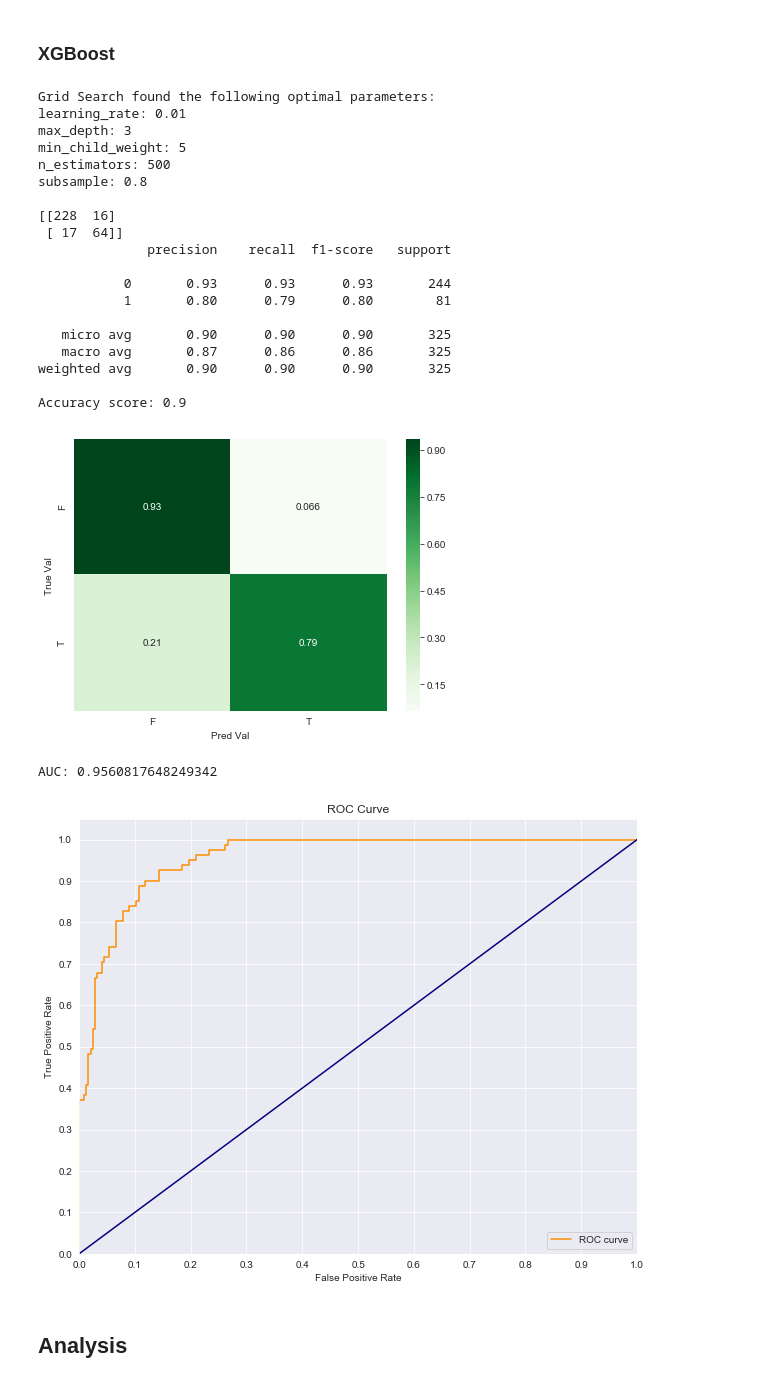
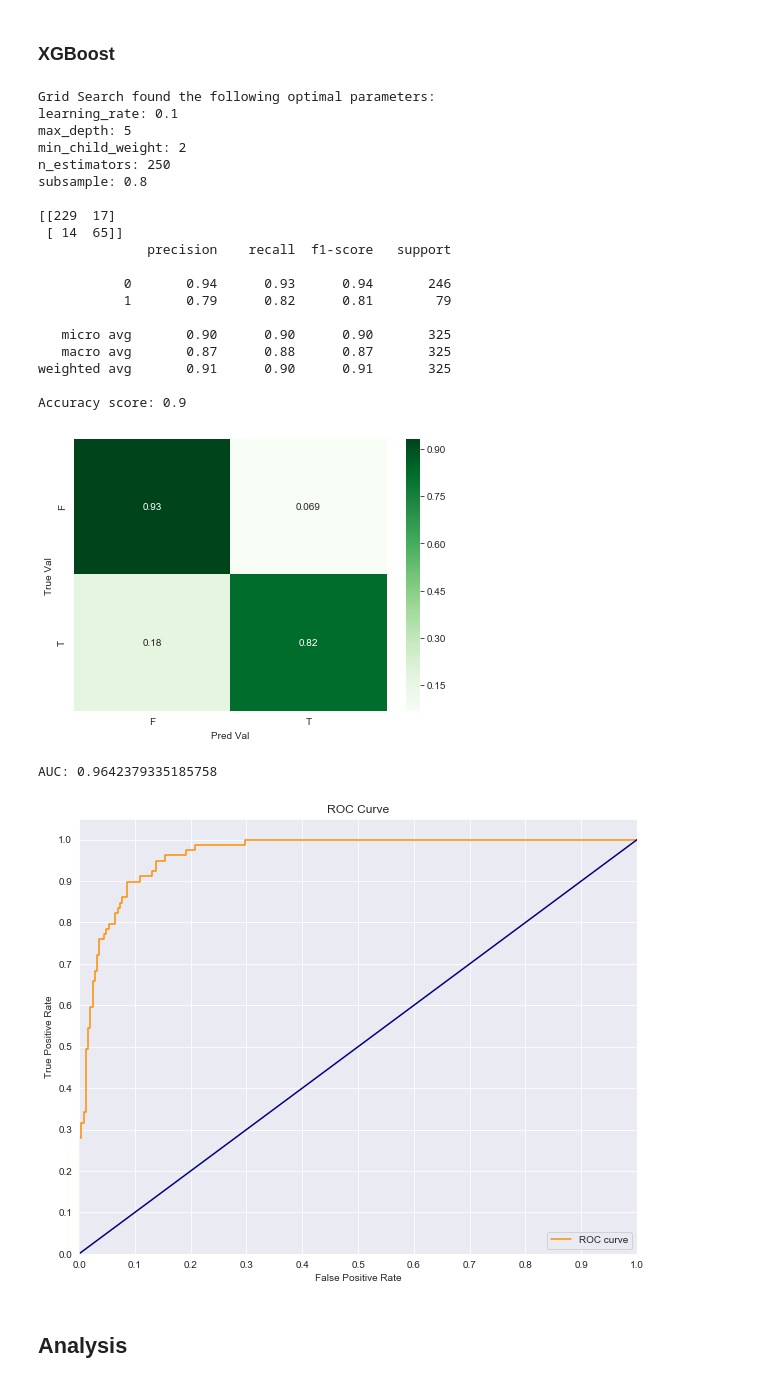
Before and after one commit to zapatos24/The_Minority_Math_Problem, a Jupyter notebook: final_notebook.ipynb, the cells around one changed output. Cells and saved outputs as stored; diff of their text form; code cells hidden in the pictures.

```diff
--- a/final_notebook.ipynb
+++ b/final_notebook.ipynb
@@ -460,0 +263,4 @@ def plot_ROC(y_test, X_test, grid_clf):
+# %%
+X = StandardScaler().fit_transform(X)
+# %%
+X_train, X_test, y_train, y_test = train_test_split(X,y, test_size = 0.3)
@@ -562,41 +399,40 @@ AUC: 0.9630260047281324
 # %% [markdown]
 ### XGBoost
 # %%
-param_grid = {
-    "learning_rate": [.01, .1],
-    'max_depth': [3, 5, 10, 15],
-    'min_child_weight': [2, 5, 10],
-    'subsample': [0.7, 0.8],
-    'n_estimators': [100, 250, 500, 1000]
-}
+param_grid = {'learning_rate': [.01, .1],
+              'max_depth': [3, 5, 10, 15],
+              'min_child_weight': [2, 5, 10],
+              'subsample': [0.7, 0.8],
+              'n_estimators': [100, 250, 500, 1000]
+             }
 # %%
-xgb_grid_clf = grid_search_classifier(XGBClassifier(), param_grid, 'f1_weighted')
+xgb_grid_clf = hf.grid_search_classifier(XGBClassifier(), param_grid, X_train, X_test, y_train, y_test)
 # %% [output]
 Grid Search found the following optimal parameters:
-learning_rate: 0.01
-max_depth: 3
-min_child_weight: 5
-n_estimators: 500
+learning_rate: 0.1
+max_depth: 5
+min_child_weight: 2
+n_estimators: 250
 subsample: 0.8
 
-[[228  16]
- [ 17  64]]
+[[229  17]
+ [ 14  65]]
               precision    recall  f1-score   support
 
-           0       0.93      0.93      0.93       244
-           1       0.80      0.79      0.80        81
+           0       0.94      0.93      0.94       246
+           1       0.79      0.82      0.81        79
 
    micro avg       0.90      0.90      0.90       325
-   macro avg       0.87      0.86      0.86       325
-weighted avg       0.90      0.90      0.90       325
+   macro avg       0.87      0.88      0.87       325
+weighted avg       0.91      0.90      0.91       325
 
 Accuracy score: 0.9
 [figure]
 # %%
-plot_ROC(y_test, X_test, xgb_grid_clf)
+hf.plot_ROC(y_test, X_test, xgb_grid_clf)
 # %% [output]
-AUC: 0.9560817648249342
+AUC: 0.9642379335185758
-[figure, old version]
+[figure, new version]
 # %% [markdown]
 ## Analysis
 # %%
```
Also changed, not shown: parts of 60 cells of this notebook, 2 other files.
